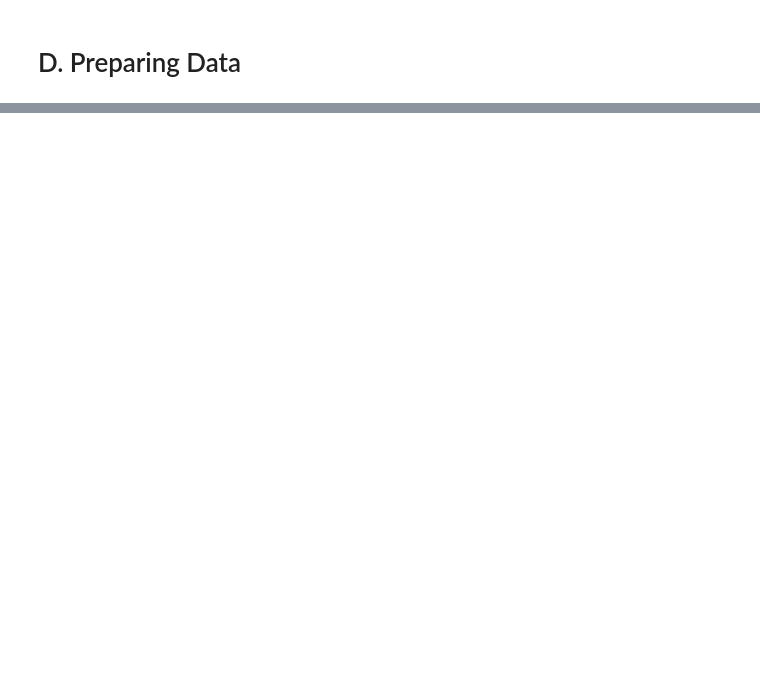
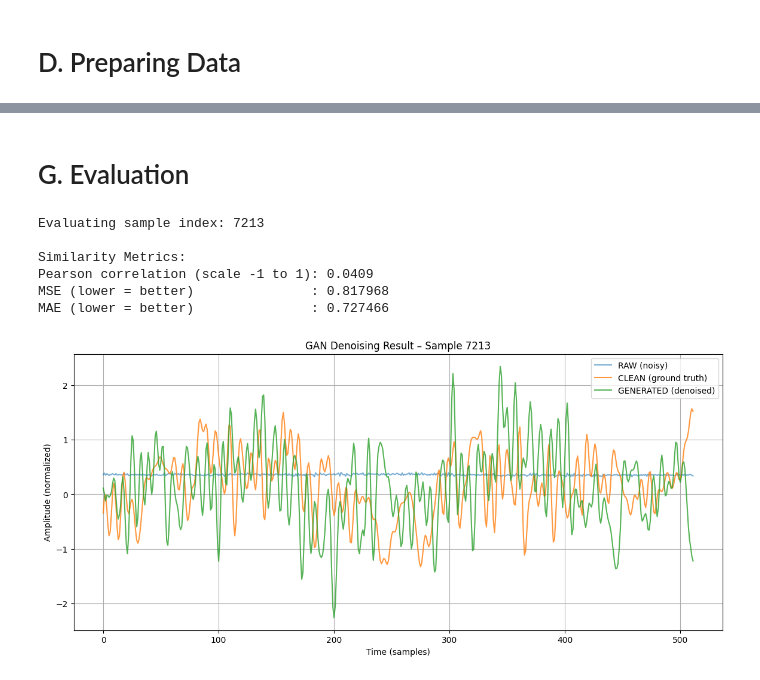
Before and after one commit to candrasengkala/WGAN-EEG-FPGA, a Jupyter notebook: src/notebooks/main.ipynb, the cells around one changed output, grey strips where cells are left out. Cells and saved outputs as stored; diff of their text form; code cells hidden in the pictures; blank space fills up the shorter version.

```diff
--- a/src/notebooks/main.ipynb
+++ b/src/notebooks/main.ipynb
@@ -458,0 +877,5 @@ Example energy comparison (channel 0):
+# %%
+# ===== DIMENSION MODE =====
+# Choose: "A" (63-channel) OR "B" (learnable 1-channel projection)
+DIMENSION_MODE = "B"   # or "B"
+print("Using Dimension Mode:", DIMENSION_MODE)
@@ -458,0 +1101,21 @@ Example energy comparison (channel 0):
+# %%
+device = torch.device("cuda" if torch.cuda.is_available() else "cpu")
+
+# ===== Hyperparameters =====
+lr = 1e-4
+lambda_gp = 10
+n_critic = 5
+epochs = 50
+
+in_channels = final_X_raw.shape[1]   # 63 for A, 1 for B
+base_channels = 64 if in_channels == 63 else 32
+
+G = Generator1D(in_channels=in_channels, base_channels=base_channels).to(device)
+D = Critic1D(in_channels=in_channels, base_channels=base_channels).to(device)
+
+optimizer_G = optim.Adam(G.parameters(), lr=lr, betas=(0.0, 0.9))
+optimizer_D = optim.Adam(D.parameters(), lr=lr, betas=(0.0, 0.9))
+
+print(device)
+print(G)
+print(D)
@@ -458,0 +1140,15 @@ Example energy comparison (channel 0):
+# %%
+# SANITY TEST
+batch_size = 8
+x_noisy = final_X_raw[:batch_size].to(device)     # (B, C, 512)
+x_clean = final_X_clean[:batch_size].to(device)   # (B, C, 512)
+
+with torch.no_grad():
+    x_fake = G(x_noisy)          # (B, C, 512)
+    score_real = D(x_clean)      # (B, 1)
+    score_fake = D(x_fake)       # (B, 1)
+
+print("x_noisy:", x_noisy.shape)
+print("x_fake:", x_fake.shape)
+print("score_real:", score_real.shape)
+print("score_fake:", score_fake.shape)
@@ -458,0 +1321,2 @@ Example energy comparison (channel 0):
+# %% [markdown]
+# G. Evaluation
@@ -458,0 +1422,10 @@ Example energy comparison (channel 0):
+# %%
+metrics = evaluate_gan_sample(G, final_X_raw, final_X_clean, device)
+# %% [output]
+Evaluating sample index: 7213
+
+Similarity Metrics:
+Pearson correlation (scale -1 to 1): 0.0409
+MSE (lower = better)               : 0.817968
+MAE (lower = better)               : 0.727466
+[figure, added]
```
Also changed, not shown: parts of 45 cells of this notebook, 1 other file.
